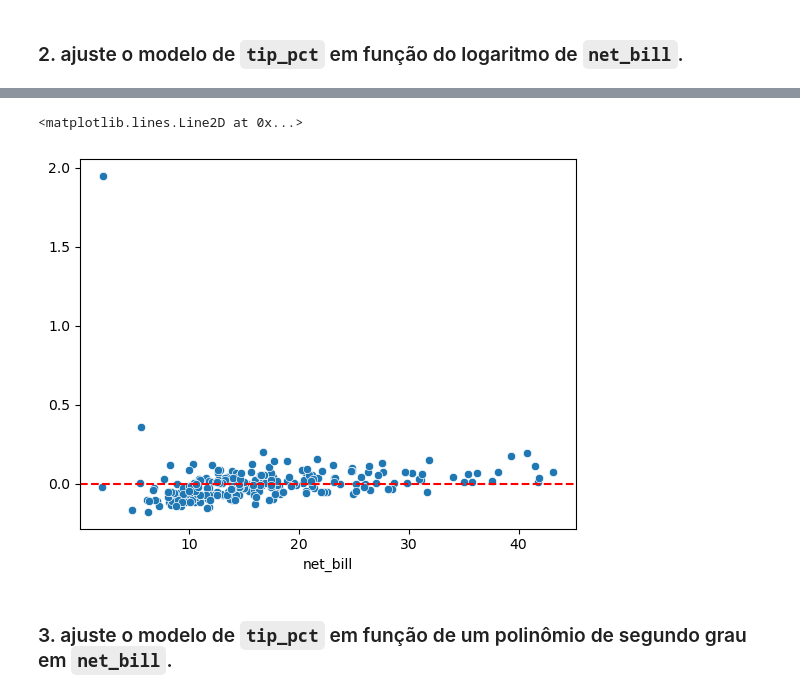
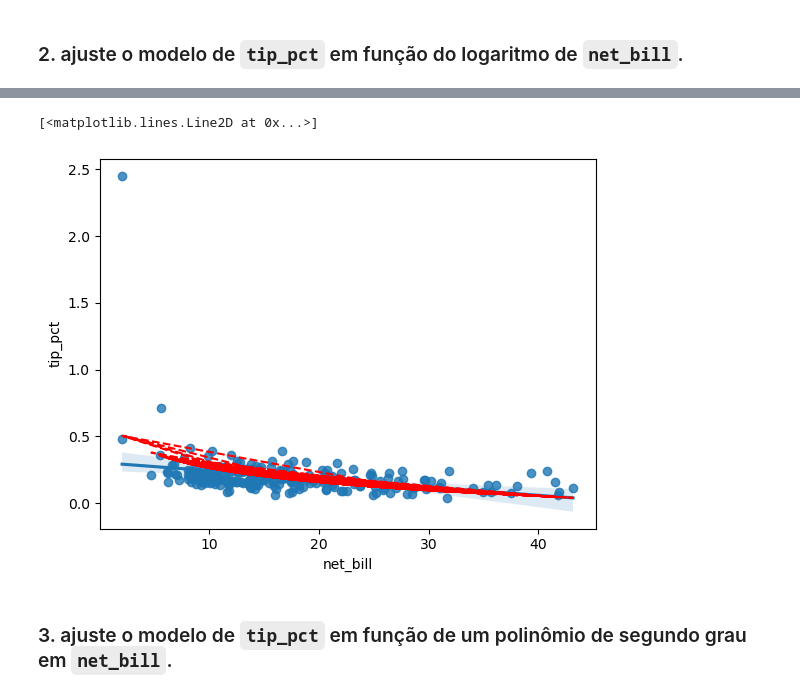
Before and after one commit to Thomaz-bp/ebac_learning, a Jupyter notebook: mod12 ex02 - transformações em X e Y.ipynb, the cells around one changed output, grey strips where cells are left out. Drawn from its saved outputs; the diff is of its cells as text; code cells hidden in the pictures.

````diff
--- a/mod12 ex02 - transformações em X e Y.ipynb
+++ b/mod12 ex02 - transformações em X e Y.ipynb
@@ -81,8 +89,8 @@ Notes:
 # %%
-sns.scatterplot(x = 'net_bill', y = reg2.resid, data = tips) #
-plt.axhline(y=0, color='r', linestyle='--')
+sns.regplot(x = 'net_bill', y = 'tip_pct', data = tips)
+plt.plot(tips['net_bill'], reg2.fittedvalues, 'r,--')
 # %% [output]
-<matplotlib.lines.Line2D at 0x...>
+[<matplotlib.lines.Line2D at 0x...>]
-[figure, old version]
+[figure, new version]
 # %% [markdown]
 ###  3. ajuste o modelo de ```tip_pct``` em função de um polinômio de segundo grau em ```net_bill```.
````
Also changed, not shown: parts of 7 cells of this notebook.
